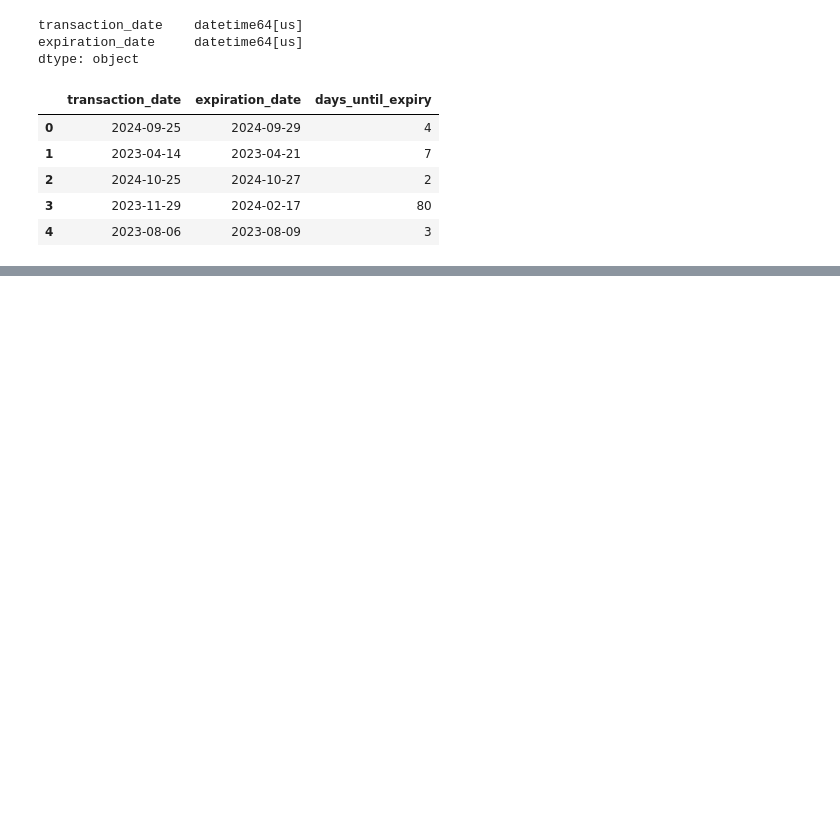
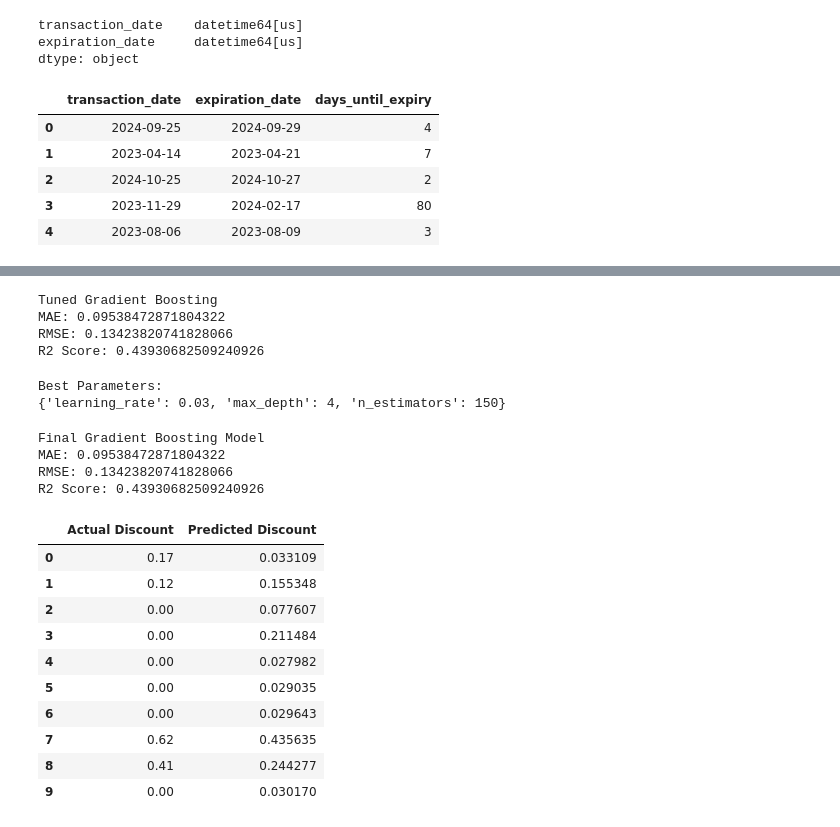
Before and after one commit to syedaayman/ShelfGuard, a Jupyter notebook: Dynamic_Pricing.ipynb, the cells around one changed output, grey strips where cells are left out. Saved outputs shown, nothing was run; the diff lists cells and outputs as text; code cells hidden in the pictures; blank space fills up the shorter version.

```diff
--- a/Dynamic_Pricing.ipynb
+++ b/Dynamic_Pricing.ipynb
@@ -380,0 +804,24 @@ df[["transaction_date", "expiration_date", "days_until_expiry"]].head()
+# %%
+tuned_mae = mean_absolute_error(y_test, gb_tuned_pred)
+
+tuned_rmse = np.sqrt(
+    mean_squared_error(y_test, gb_tuned_pred)
+)
+
+tuned_r2 = r2_score(y_test, gb_tuned_pred)
+
+print("Tuned Gradient Boosting")
+print("MAE:", tuned_mae)
+print("RMSE:", tuned_rmse)
+print("R2 Score:", tuned_r2)
+# %% [output]
+Tuned Gradient Boosting
+MAE: 0.09538472871804322
+RMSE: 0.13423820741828066
+R2 Score: 0.43930682509240926
+# %%
+print("Best Parameters:")
+print(grid_search.best_params_)
+# %% [output]
+Best Parameters:
+{'learning_rate': 0.03, 'max_depth': 4, 'n_estimators': 150}
@@ -380,0 +832,36 @@ df[["transaction_date", "expiration_date", "days_until_expiry"]].head()
+# %%
+from sklearn.metrics import mean_absolute_error, mean_squared_error, r2_score
+import numpy as np
+
+final_mae = mean_absolute_error(y_test, final_pred)
+final_rmse = np.sqrt(mean_squared_error(y_test, final_pred))
+final_r2 = r2_score(y_test, final_pred)
+
+print("Final Gradient Boosting Model")
+print("MAE:", final_mae)
+print("RMSE:", final_rmse)
+print("R2 Score:", final_r2)
+# %% [output]
+Final Gradient Boosting Model
+MAE: 0.09538472871804322
+RMSE: 0.13423820741828066
+R2 Score: 0.43930682509240926
+# %%
+results = pd.DataFrame({
+    "Actual Discount": y_test.values,
+    "Predicted Discount": final_pred
+})
+
+results.head(10)
+# %% [output]
+|  | Actual Discount | Predicted Discount |
+| 0 | 0.17 | 0.033109 |
+| 1 | 0.12 | 0.155348 |
+| 2 | 0.00 | 0.077607 |
+| 3 | 0.00 | 0.211484 |
+| 4 | 0.00 | 0.027982 |
+| 5 | 0.00 | 0.029035 |
+| 6 | 0.00 | 0.029643 |
+| 7 | 0.62 | 0.435635 |
+| 8 | 0.41 | 0.244277 |
+| 9 | 0.00 | 0.030170 |
```
Also changed, not shown: parts of 52 cells of this notebook, 7 other files.
